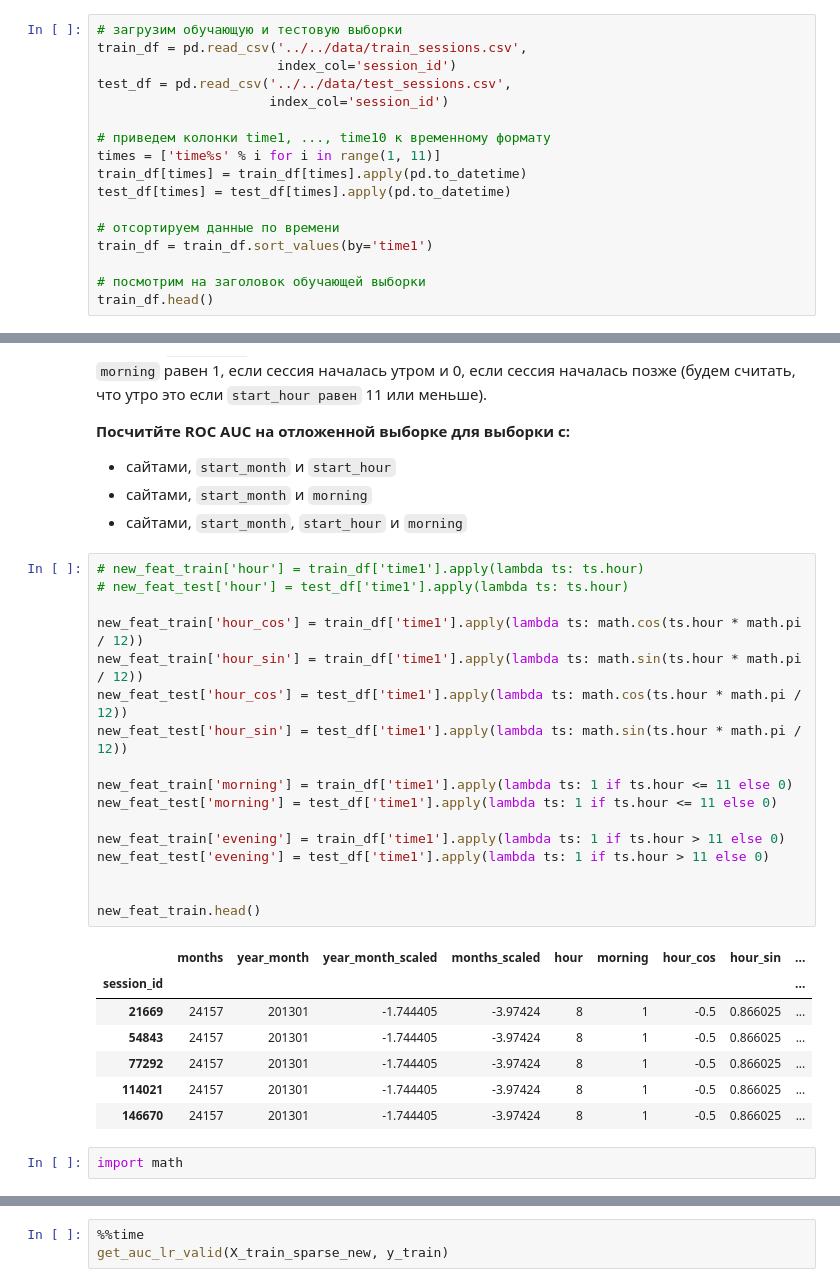
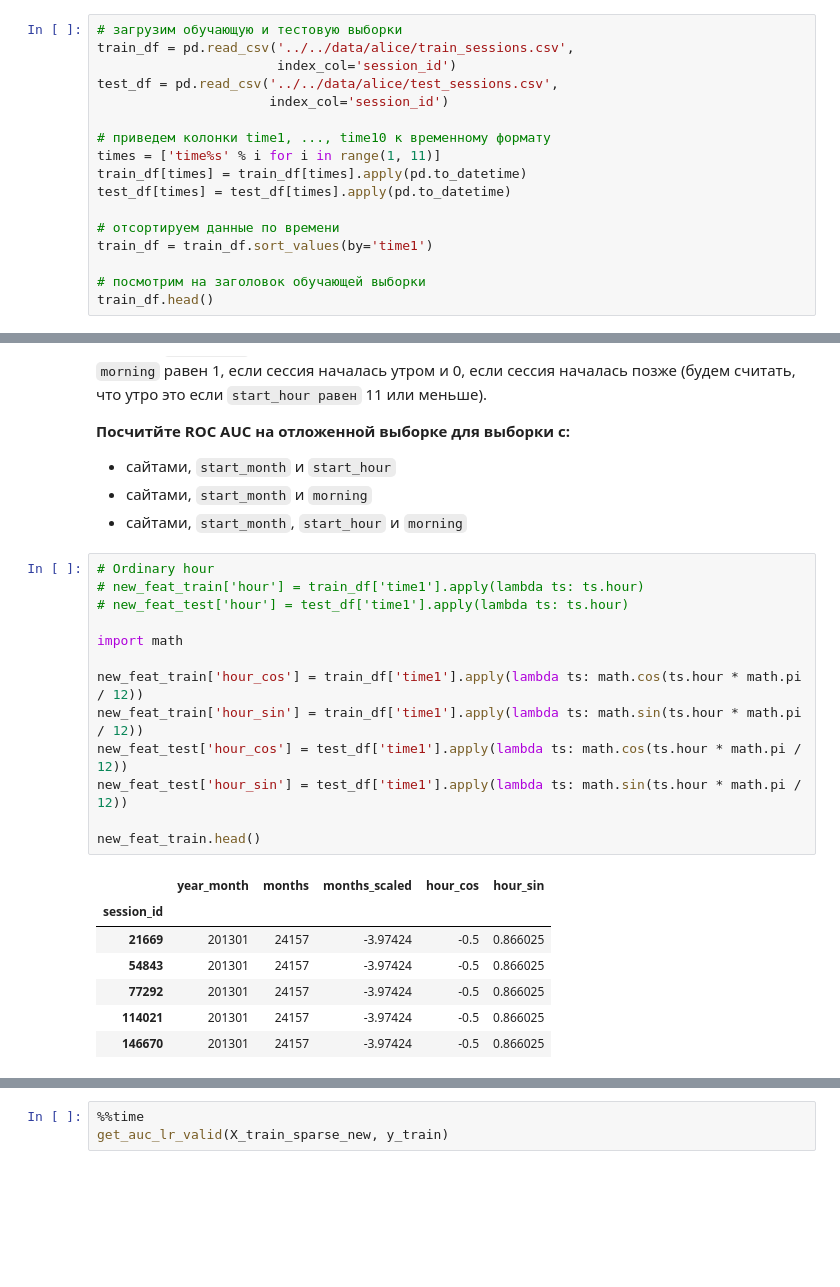
Before and after one commit to x-raizor/mlcourse_open, a Jupyter notebook: jupyter_notebooks/topic04_linear_models/lesson4_practice_alice_by_andrew.ipynb, the cells around one changed output, grey strips where cells are left out. Cells and saved outputs as stored; diff of their text form; blank space fills up the shorter version.

Commit message:
alice by andrew update

```diff
--- a/jupyter_notebooks/topic04_linear_models/lesson4_practice_alice_by_andrew.ipynb
+++ b/jupyter_notebooks/topic04_linear_models/lesson4_practice_alice_by_andrew.ipynb
@@ -26,9 +26,9 @@ import seaborn as sns
 Зарегистрируйтесь на [Kaggle](www.kaggle.com), если вы не сделали этого раньше, зайдите на [страницу](https://inclass.kaggle.com/c/catch-me-if-you-can-intruder-detection-through-webpage-session-tracking2) соревнования и скачайте данные. Первым делом загрузим обучающую и тестовую выборки и посмотрим на данные.
 # %%
 # загрузим обучающую и тестовую выборки
-train_df = pd.read_csv('../../data/train_sessions.csv',
+train_df = pd.read_csv('../../data/alice/train_sessions.csv',
                        index_col='session_id')
-test_df = pd.read_csv('../../data/test_sessions.csv',
+test_df = pd.read_csv('../../data/alice/test_sessions.csv',
                       index_col='session_id')
 
 # приведем колонки time1, ..., time10 к временному формату
@@ -287,29 +256,23 @@ Wall time: 3.67 s
 - сайтами, `start_month` и `morning`
 - сайтами, `start_month`, `start_hour` и `morning`
 # %%
+# Ordinary hour
 # new_feat_train['hour'] = train_df['time1'].apply(lambda ts: ts.hour)
 # new_feat_test['hour'] = test_df['time1'].apply(lambda ts: ts.hour)
+
+import math
 
 new_feat_train['hour_cos'] = train_df['time1'].apply(lambda ts: math.cos(ts.hour * math.pi / 12))
 new_feat_train['hour_sin'] = train_df['time1'].apply(lambda ts: math.sin(ts.hour * math.pi / 12))
 new_feat_test['hour_cos'] = test_df['time1'].apply(lambda ts: math.cos(ts.hour * math.pi / 12))
 new_feat_test['hour_sin'] = test_df['time1'].apply(lambda ts: math.sin(ts.hour * math.pi / 12))
 
-new_feat_train['morning'] = train_df['time1'].apply(lambda ts: 1 if ts.hour <= 11 else 0)
-new_feat_test['morning'] = test_df['time1'].apply(lambda ts: 1 if ts.hour <= 11 else 0)
-
-new_feat_train['evening'] = train_df['time1'].apply(lambda ts: 1 if ts.hour > 11 else 0)
-new_feat_test['evening'] = test_df['time1'].apply(lambda ts: 1 if ts.hour > 11 else 0)
-
-
 new_feat_train.head()
 # %% [output]
-|  | months | year_month | year_month_scaled | months_scaled | hour | morning | hour_cos | hour_sin | ... |
-| session_id |  |  |  |  |  |  |  |  | ... |
-| 21669 | 24157 | 201301 | -1.744405 | -3.97424 | 8 | 1 | -0.5 | 0.866025 | ... |
-| 54843 | 24157 | 201301 | -1.744405 | -3.97424 | 8 | 1 | -0.5 | 0.866025 | ... |
-| 77292 | 24157 | 201301 | -1.744405 | -3.97424 | 8 | 1 | -0.5 | 0.866025 | ... |
-| 114021 | 24157 | 201301 | -1.744405 | -3.97424 | 8 | 1 | -0.5 | 0.866025 | ... |
-| 146670 | 24157 | 201301 | -1.744405 | -3.97424 | 8 | 1 | -0.5 | 0.866025 | ... |
+|  | year_month | months | months_scaled | hour_cos | hour_sin |
+| session_id |  |  |  |  |  |
+| 21669 | 201301 | 24157 | -3.97424 | -0.5 | 0.866025 |
+| 54843 | 201301 | 24157 | -3.97424 | -0.5 | 0.866025 |
+| 77292 | 201301 | 24157 | -3.97424 | -0.5 | 0.866025 |
+| 114021 | 201301 | 24157 | -3.97424 | -0.5 | 0.866025 |
+| 146670 | 201301 | 24157 | -3.97424 | -0.5 | 0.866025 |
-# %%
-import math
```
Also changed, not shown: parts of 26 cells of this notebook, 1 other file.
